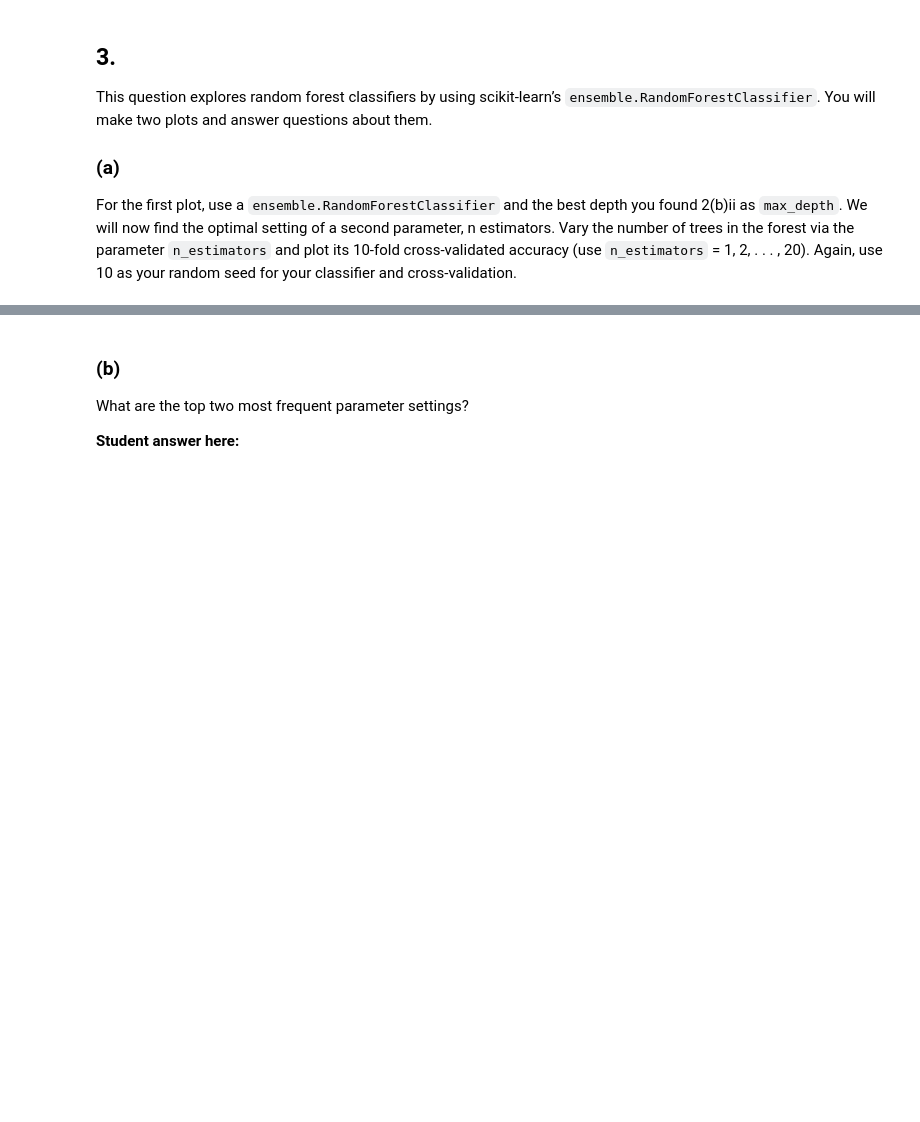
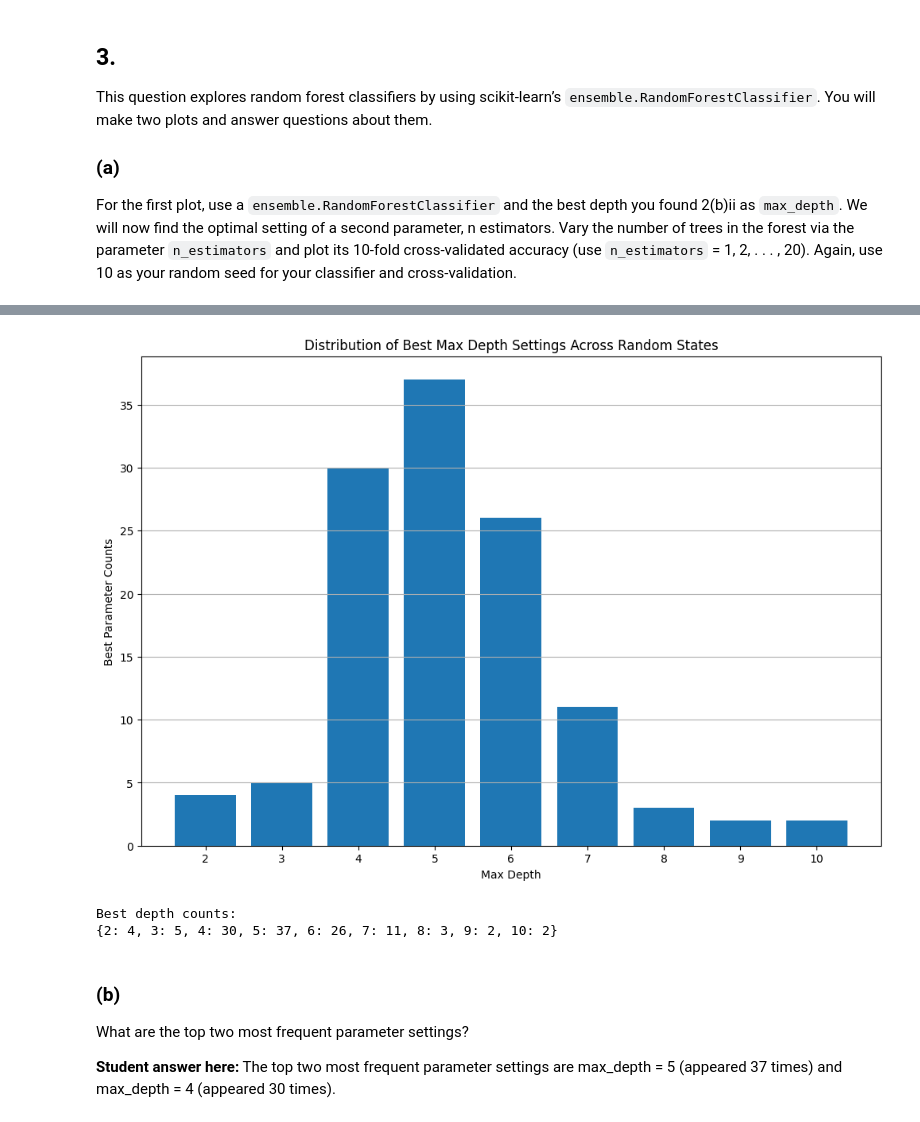
Before and after one commit to jeevanspatil/test123, a Jupyter notebook: hw1_programming_base_notebook.ipynb, the cells around one changed output, grey strips where cells are left out. Cells and saved outputs as stored; diff of their text form; code cells hidden in the pictures; blank space fills up the shorter version.

```diff
--- a/hw1_programming_base_notebook.ipynb
+++ b/hw1_programming_base_notebook.ipynb
@@ -113,8 +248,53 @@ Plot the counts for the best max depth settings as a bar chart with the max dept
 
 *Note*: this calculation might take some time. For debugging, try a smaller range of
 random states.
+# %%
+# Question 4a: Explore best max_depth across different random states
+random_states = range(100)
+max_depths_q4 = range(1, 11)
+best_depth_counts = defaultdict(int)
+
+for rs in random_states:
+    depth_scores = []
+
+    for depth in max_depths_q4:
+        # Create decision tree classifier
+        clf = tree.DecisionTreeClassifier(max_depth=depth, random_state=rs)
+
+        # 10-fold cross-validation accuracy
+        cv = KFold(n_splits=10, shuffle=True, random_state=rs)
+        scores = cross_val_score(clf, X, y, cv=cv)
+        depth_scores.append(scores.mean())
+
+    # Find the best depth(s) for this random state
+    max_score = max(depth_scores)
+    best_depths = [depth for depth, score in zip(max_depths_q4, depth_scores)
+                   if score == max_score]
+
+    # Count each best depth
+    for best_depth in best_depths:
+        best_depth_counts[best_depth] += 1
+
+# Plot the results
+plt.figure(figsize=FIGSIZE)
+depths = sorted(best_depth_counts.keys())
+counts = [best_depth_counts[d] for d in depths]
+plt.bar(depths, counts)
+plt.xlabel('Max Depth')
+plt.ylabel('Best Parameter Counts')
+plt.title('Distribution of Best Max Depth Settings Across Random States')
+plt.xticks(depths)
+plt.grid(True, axis='y')
+plt.show()
+
+print("Best depth counts:")
+pprint.pprint(dict(sorted(best_depth_counts.items())))
+# %% [output]
+[figure, added]
+Best depth counts:
+{2: 4, 3: 5, 4: 30, 5: 37, 6: 26, 7: 11, 8: 3, 9: 2, 10: 2}
 # %% [markdown]
 ### (b)
 What are the top two most frequent parameter settings?
 
-**Student answer here:**
+**Student answer here:** The top two most frequent parameter settings are max_depth = 5 (appeared 37 times) and max_depth = 4 (appeared 30 times).
```
Also changed, not shown: parts of 7 cells of this notebook.
